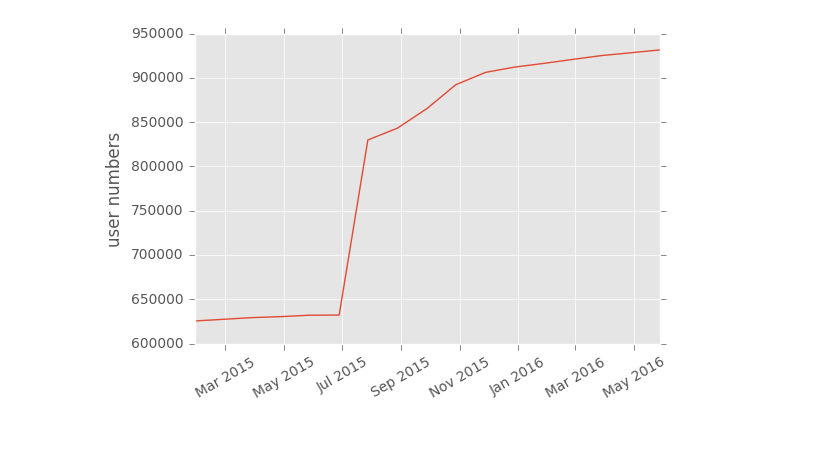
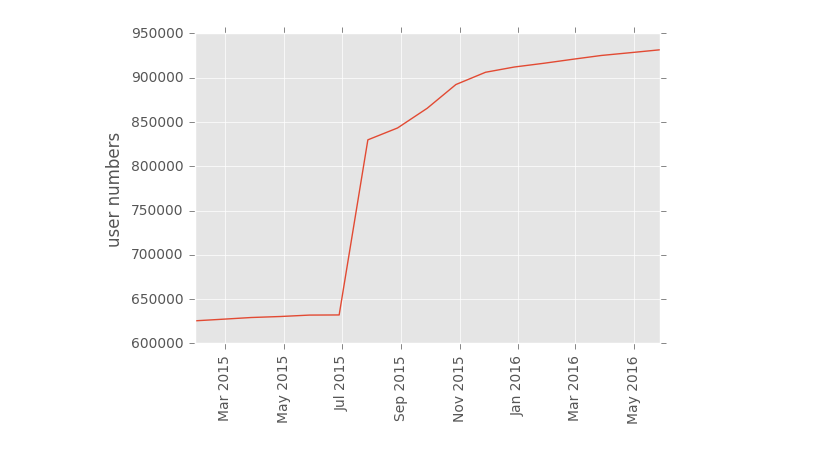
Before and after one commit to MedAlyH/Santander-Product-Recommendation, a Jupyter notebook: notebook/EDA.ipynb, the cells around one changed output. Drawn from its saved outputs; the diff is of its cells as text; code cells hidden in the pictures.

```diff
--- a/notebook/EDA.ipynb
+++ b/notebook/EDA.ipynb
@@ -11,11 +11,11 @@ train = pd.read_csv('../data/input/train.csv', parse_dates=['fecha_dato'])
 cnt_user = train['fecha_dato'].value_counts()
 # %%
 plt.plot(cnt_user)
-plt.xticks(rotation=30)
+plt.xticks(rotation=90)
 plt.ylabel('user numbers')
 plt.show()
 # %% [output]
-[figure, old version]
+[figure, new version]
 # %%
 target_cols = ['ind_ahor_fin_ult1','ind_aval_fin_ult1','ind_cco_fin_ult1',
                'ind_cder_fin_ult1','ind_cno_fin_ult1','ind_ctju_fin_ult1',
```
Also changed, not shown: parts of 4 cells of this notebook, 2 other files.
